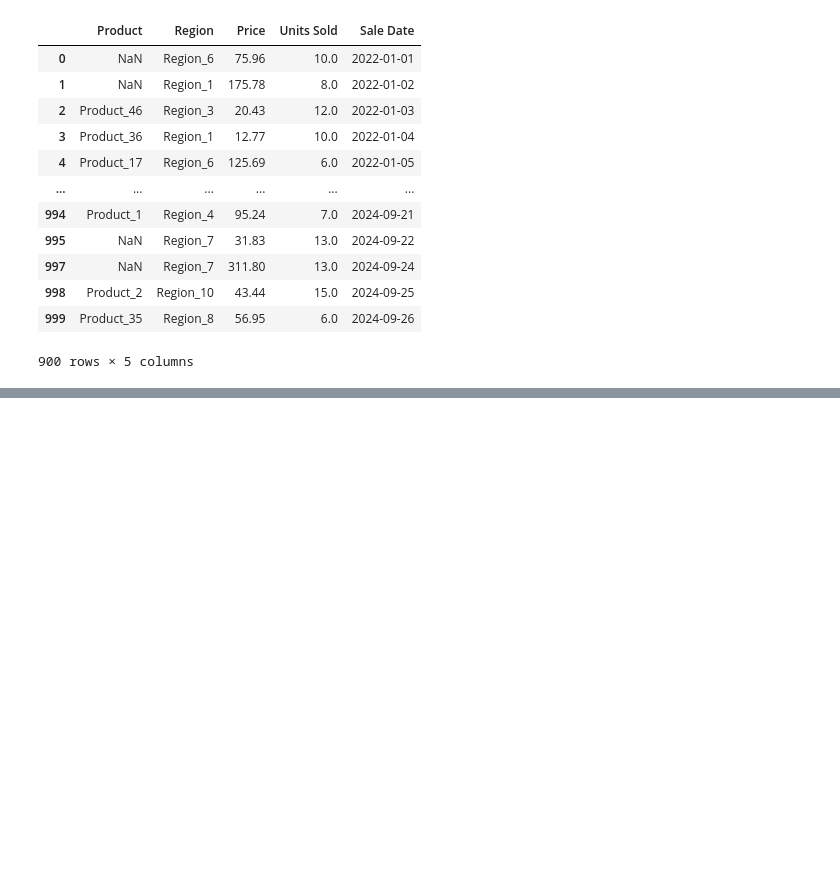
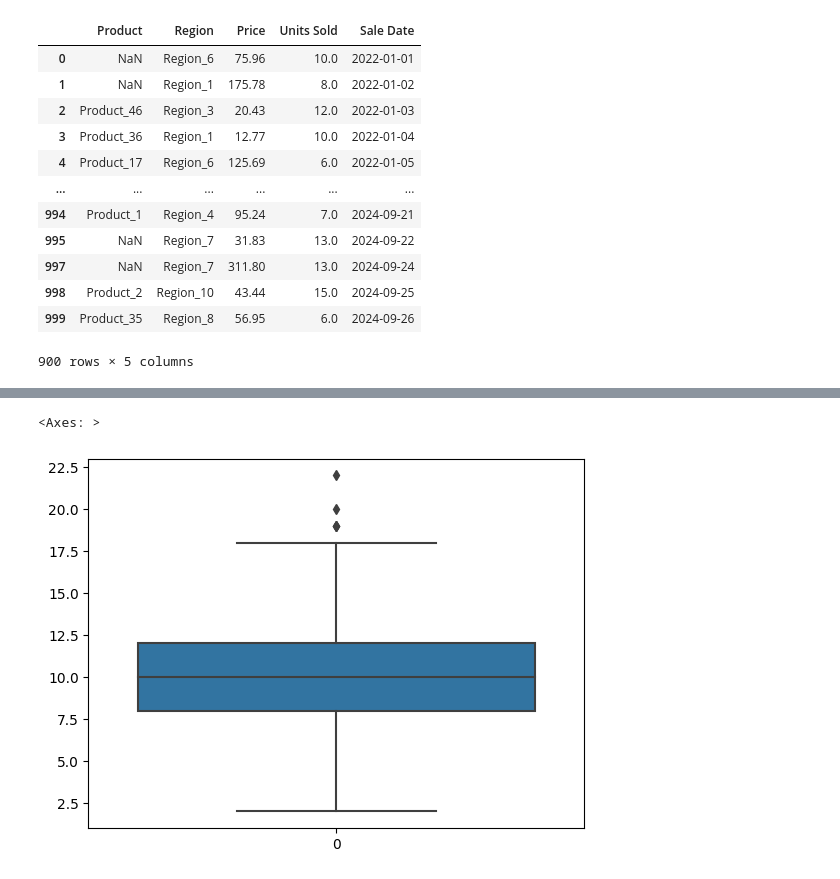
Before and after one commit to RandyLuChang/schulich_data_science, a Jupyter notebook: assignment_1.ipynb, the cells around one changed output, grey strips where cells are left out. Saved outputs shown, nothing was run; the diff lists cells and outputs as text; code cells hidden in the pictures; blank space fills up the shorter version.

```diff
--- a/assignment_1.ipynb
+++ b/assignment_1.ipynb
@@ -96,0 +119,5 @@ data
+# %%
+sns.boxplot(data['Units Sold'])
+# %% [output]
+<Axes: >
+[figure, added]
```
Also changed, not shown: parts of 13 cells of this notebook.
